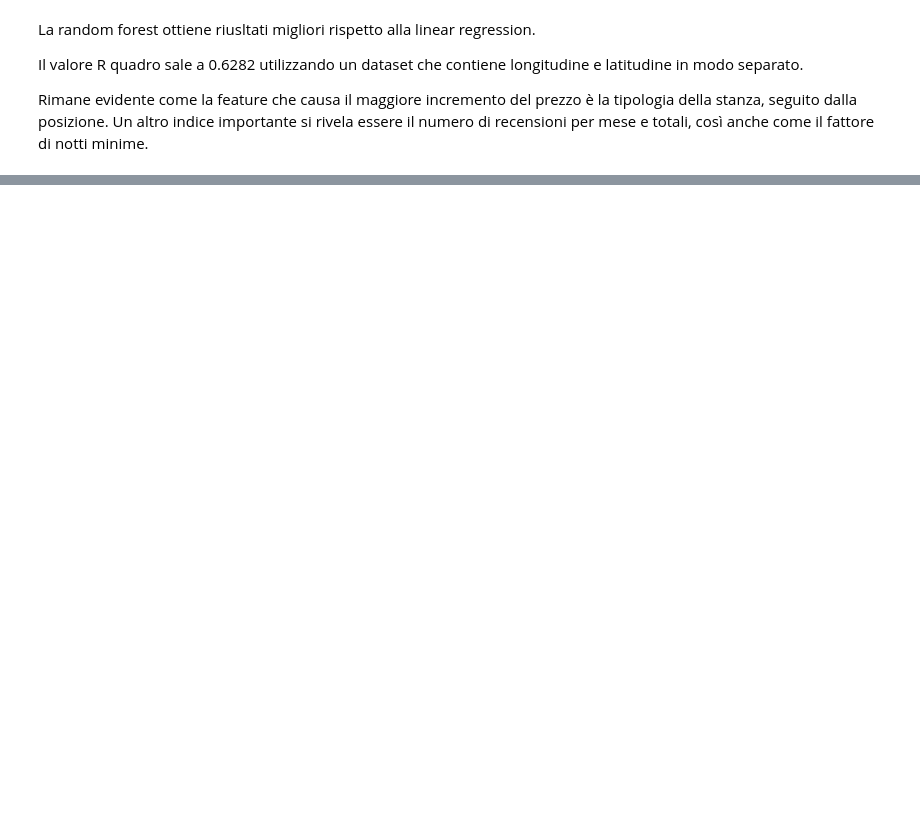
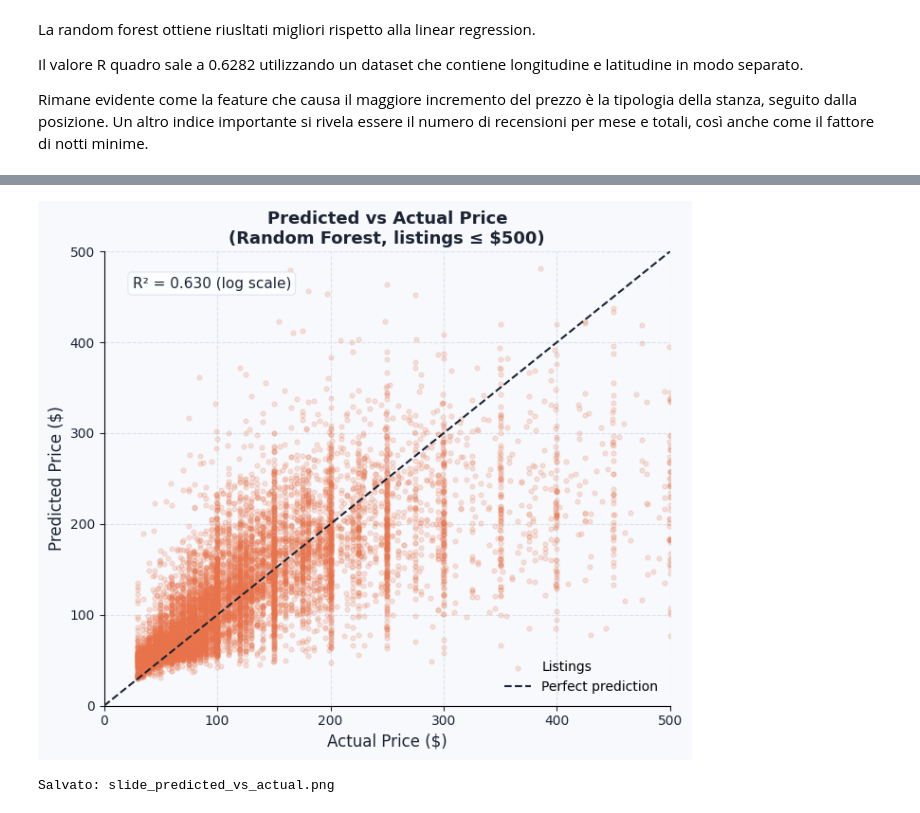
Before and after one commit to Stefano-Chiari/AppliedStatisticsProject, a Jupyter notebook: Notebooks/TestMainRegression.ipynb, the cells around one changed output, grey strips where cells are left out. Cells and saved outputs as stored; diff of their text form; code cells hidden in the pictures; blank space fills up the shorter version.

```diff
--- a/Notebooks/TestMainRegression.ipynb
+++ b/Notebooks/TestMainRegression.ipynb
@@ -261,0 +387,46 @@ Calcolo della Validation Curve in corso...
+# %%
+# ============================================================
+# CELLA 2 — Predicted vs Actual (scatter)
+# Richiede: y_test_tree, y_pred_log_tree (dalla cella TreePipeline)
+# ============================================================
+
+y_test_plot = np.expm1(y_test_tree)        # valori reali in $
+y_pred_plot = np.expm1(y_pred_log_tree)    # predizioni in $
+
+# Clip per leggibilità (rimuove outlier estremi dal grafico, NON dai dati)
+clip = 500
+mask = (y_test_plot <= clip) & (y_pred_plot <= clip)
+yt, yp = y_test_plot[mask], y_pred_plot[mask]
+
+fig, ax = plt.subplots(figsize=(7, 6), facecolor=PALETTE['bg'])
+ax.set_facecolor(PALETTE['bg'])
+
+ax.scatter(yt, yp, alpha=0.18, s=12, color=PALETTE['tree'], zorder=2, label='Listings')
+ax.plot([0, clip], [0, clip], color='#1C2333', linewidth=1.5,
+        linestyle='--', zorder=3, label='Perfect prediction')
+
+ax.set_xlabel('Actual Price ($)', fontsize=12, color=PALETTE['text'])
+ax.set_ylabel('Predicted Price ($)', fontsize=12, color=PALETTE['text'])
+ax.set_title('Predicted vs Actual Price\n(Random Forest, listings ≤ $500)',
+             fontsize=13, fontweight='bold', color=PALETTE['text'])
+ax.set_xlim(0, clip); ax.set_ylim(0, clip)
+ax.yaxis.grid(True, color=PALETTE['grid'], linestyle='--', linewidth=0.8)
+ax.xaxis.grid(True, color=PALETTE['grid'], linestyle='--', linewidth=0.8)
+ax.set_axisbelow(True)
+ax.spines[['top','right']].set_visible(False)
+ax.tick_params(colors=PALETTE['text'])
+ax.legend(frameon=False, fontsize=10)
+
+# Annotazione R²
+ax.text(0.05, 0.92, f'R² = 0.630 (log scale)', transform=ax.transAxes,
+        fontsize=11, color=PALETTE['text'],
+        bbox=dict(boxstyle='round,pad=0.3', facecolor='white', alpha=0.7, edgecolor=PALETTE['grid']))
+
+plt.tight_layout()
+plt.savefig('slide_predicted_vs_actual.png', dpi=180, bbox_inches='tight',
+            facecolor=PALETTE['bg'])
+plt.show()
+print("Salvato: slide_predicted_vs_actual.png")
+# %% [output]
+[figure, added]
+Salvato: slide_predicted_vs_actual.png
```
Also changed, not shown: parts of 9 cells of this notebook, 8 other files.
